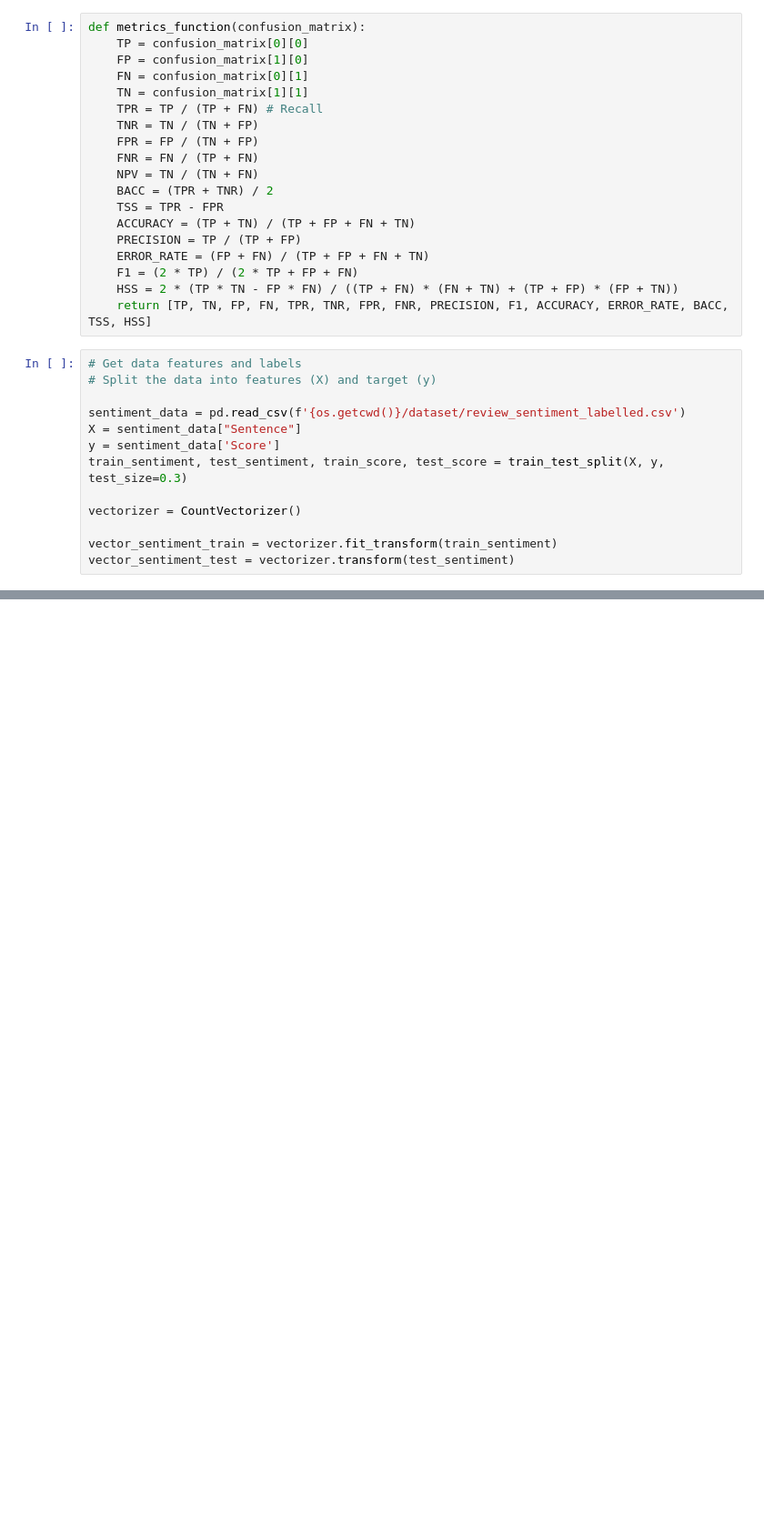
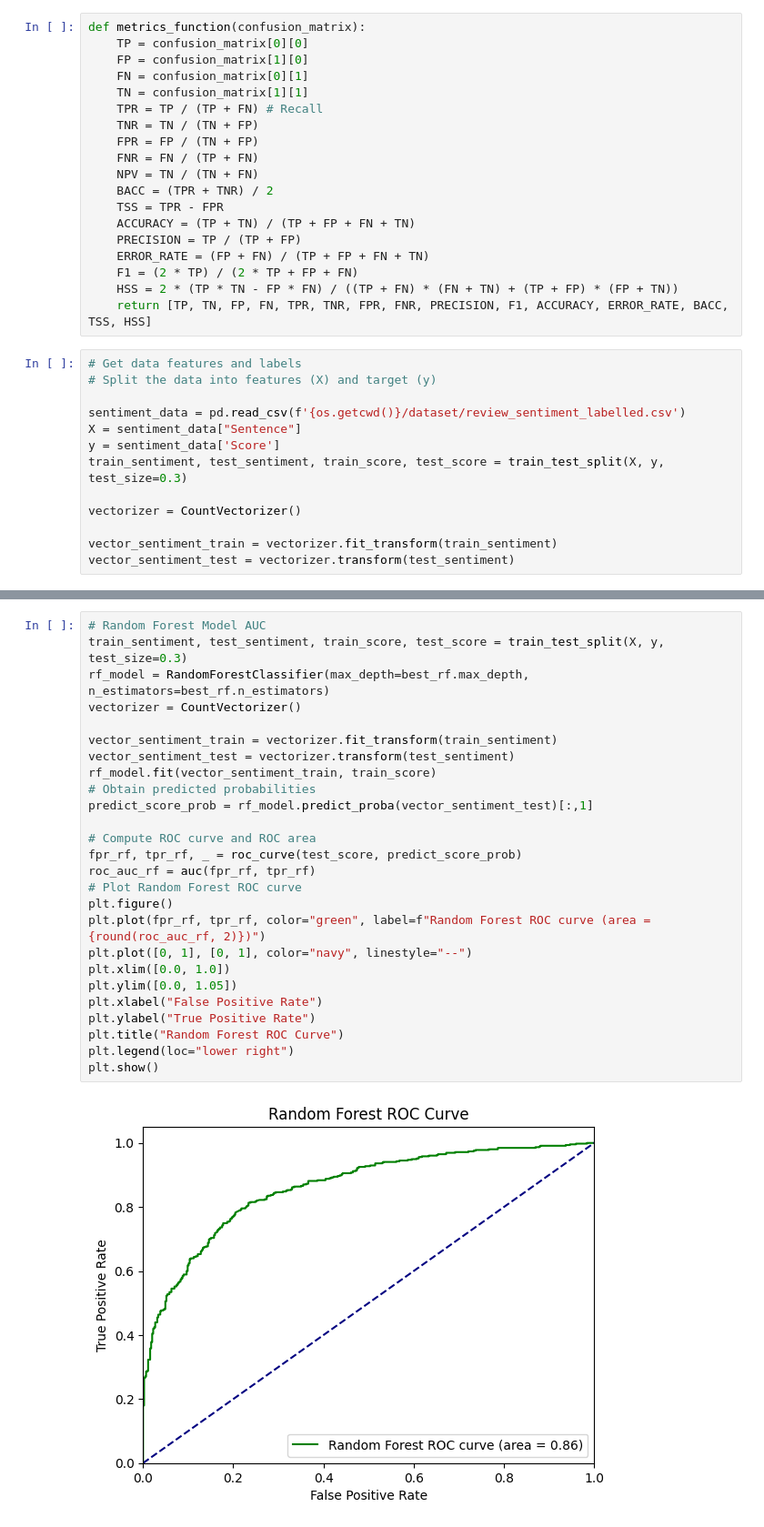
Before and after one commit to VkfNJIT/DataMiningFinal, a Jupyter notebook: DataFinalAlgorithm.ipynb, the cells around one changed output, grey strips where cells are left out. Shown at 91% size. Drawn from its saved outputs; the diff is of its cells as text; blank space fills up the shorter version.

```diff
--- a/DataFinalAlgorithm.ipynb
+++ b/DataFinalAlgorithm.ipynb
@@ -223,0 +268,28 @@ iterations = ['Iteration 1', 'Iteration 2', 'Iteration 3', 'Iteration 4', 'Itera
+# %%
+# Random Forest Model AUC
+train_sentiment, test_sentiment, train_score, test_score = train_test_split(X, y, test_size=0.3)
+rf_model = RandomForestClassifier(max_depth=best_rf.max_depth, n_estimators=best_rf.n_estimators)
+vectorizer = CountVectorizer()
+
+vector_sentiment_train = vectorizer.fit_transform(train_sentiment)
+vector_sentiment_test = vectorizer.transform(test_sentiment)
+rf_model.fit(vector_sentiment_train, train_score)
+# Obtain predicted probabilities
+predict_score_prob = rf_model.predict_proba(vector_sentiment_test)[:,1]
+
+# Compute ROC curve and ROC area
+fpr_rf, tpr_rf, _ = roc_curve(test_score, predict_score_prob)
+roc_auc_rf = auc(fpr_rf, tpr_rf)
+# Plot Random Forest ROC curve
+plt.figure()
+plt.plot(fpr_rf, tpr_rf, color="green", label=f"Random Forest ROC curve (area = {round(roc_auc_rf, 2)})")
+plt.plot([0, 1], [0, 1], color="navy", linestyle="--")
+plt.xlim([0.0, 1.0])
+plt.ylim([0.0, 1.05])
+plt.xlabel("False Positive Rate")
+plt.ylabel("True Positive Rate")
+plt.title("Random Forest ROC Curve")
+plt.legend(loc="lower right")
+plt.show()
+# %% [output]
+[figure, added]
```
Also changed, not shown: parts of 10 cells of this notebook.
